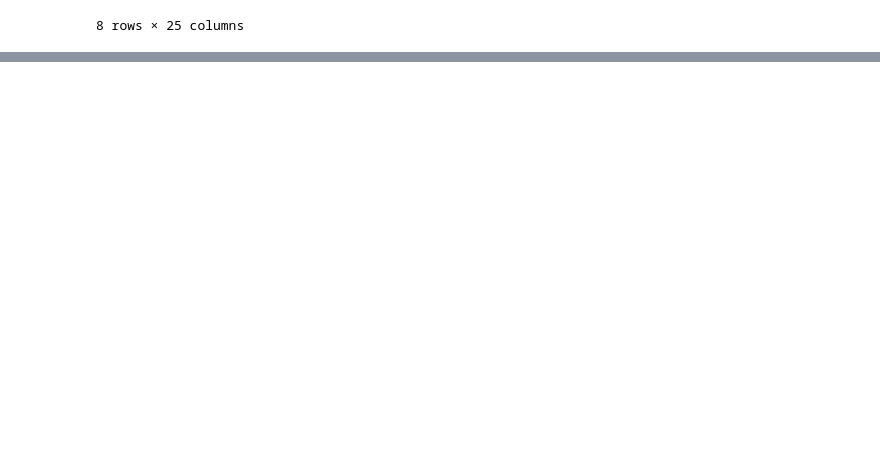
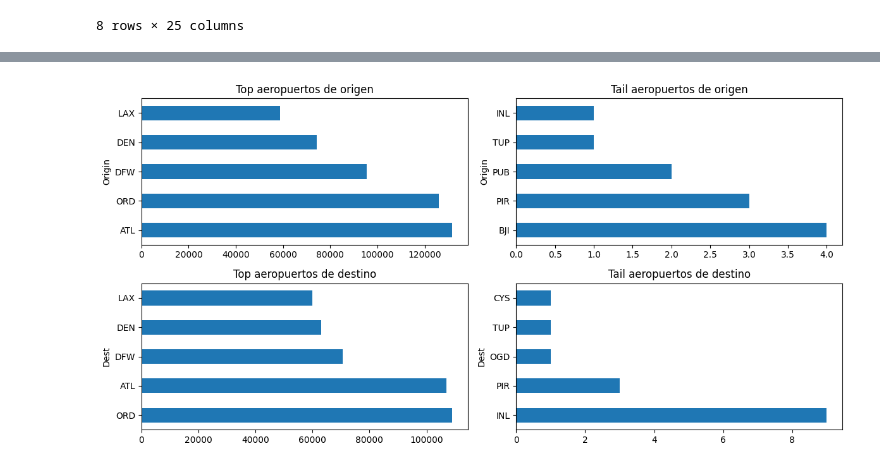
Before and after one commit to gabalvarezmc/AnalisisDatos_T1, a Jupyter notebook: 01_Analisis_exploratorio.ipynb, the cells around one changed output, grey strips where cells are left out. Drawn from its saved outputs; the diff is of its cells as text; code cells hidden in the pictures; blank space fills up the shorter version.

```diff
--- a/01_Analisis_exploratorio.ipynb
+++ b/01_Analisis_exploratorio.ipynb
@@ -156,0 +202,13 @@ df.describe()
+# %%
+fig, ax = plt.subplots(nrows=2, ncols=2, figsize=(12, 6))
+df["Origin"].value_counts(ascending=False).head(5).plot(kind='barh', ax=ax[0, 0])
+df["Origin"].value_counts(ascending=False).tail(5).plot(kind='barh', ax=ax[0, 1])
+df["Dest"].value_counts(ascending=False).head(5).plot(kind='barh', ax=ax[1, 0])
+df["Dest"].value_counts(ascending=False).tail(5).plot(kind='barh', ax=ax[1, 1])
+ax[0, 0].set_title("Top aeropuertos de origen")
+ax[0, 1].set_title("Tail aeropuertos de origen")
+ax[1, 0].set_title("Top aeropuertos de destino")
+ax[1, 1].set_title("Tail aeropuertos de destino")
+plt.tight_layout()
+# %% [output]
+[figure, added]
```
Also changed, not shown: parts of 10 cells of this notebook.
